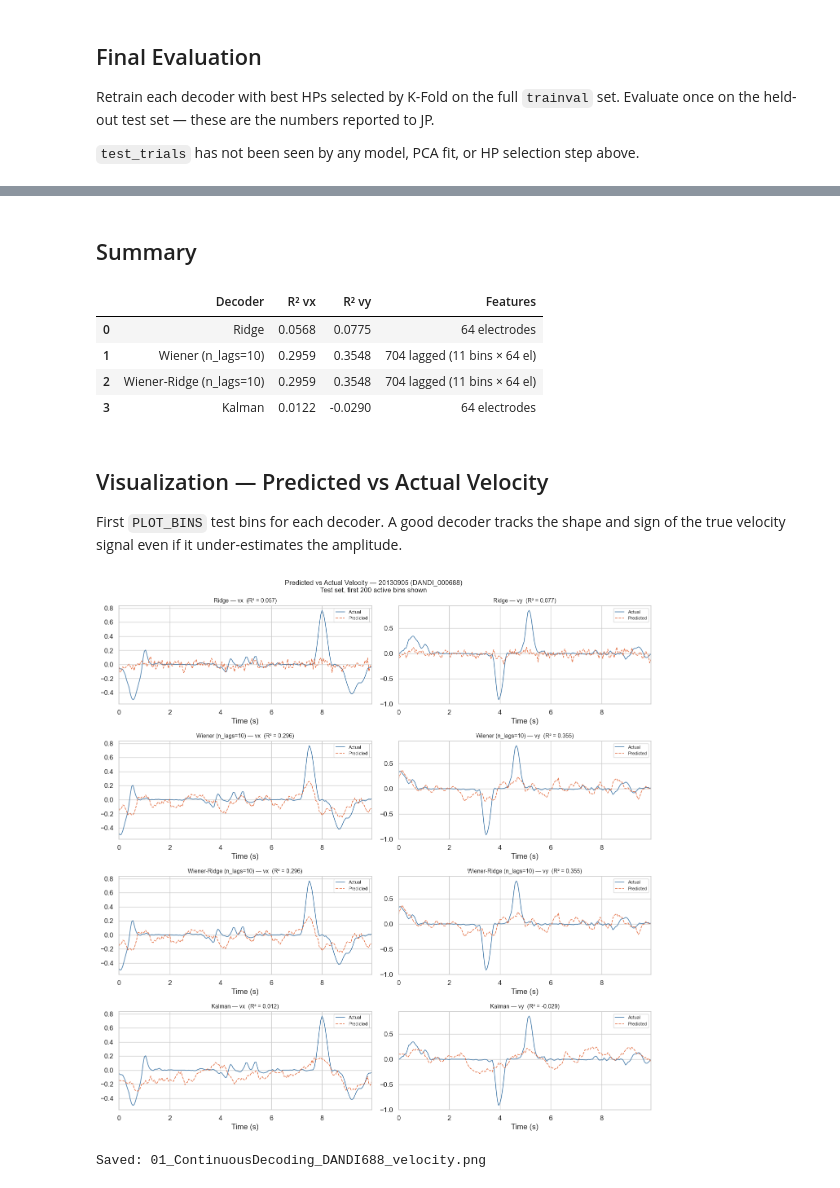
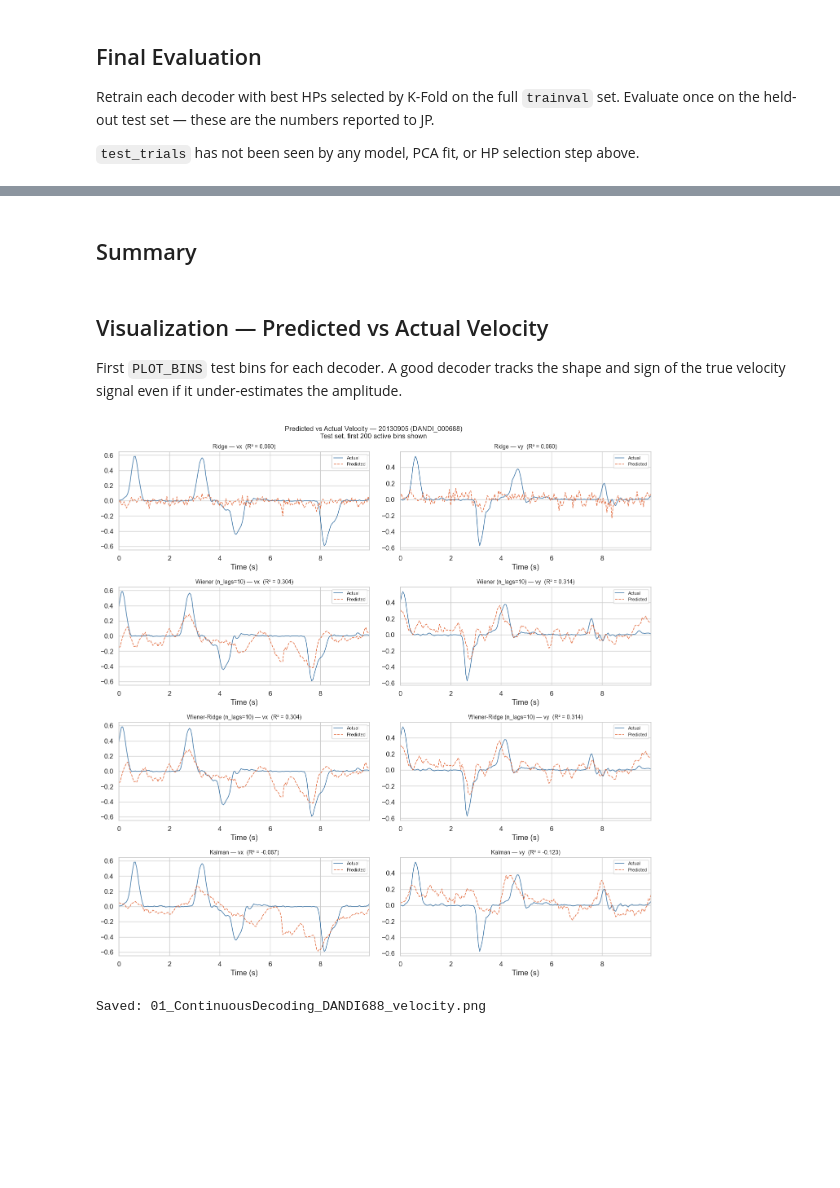
Before and after one commit to CamilaVelasquezd/bci-phase3-decoding, a Jupyter notebook: notebooks/02_ContinuousDecoding_DANDI688.ipynb, the cells around one changed output, grey strips where cells are left out. Saved outputs shown, nothing was run; the diff lists cells and outputs as text; code cells hidden in the pictures; blank space fills up the shorter version.

Commit message:
feat(notebook): update TOC, add velocity visualization, clean stale decoder cells

```diff
--- a/notebooks/02_ContinuousDecoding_DANDI688.ipynb
+++ b/notebooks/02_ContinuousDecoding_DANDI688.ipynb
@@ -573,21 +536,2 @@ display(df_kalman.reset_index(drop=True))
-# %% [markdown]
-## Summary
-# %%
-summary = pd.DataFrame({
-    "Decoder": ["Ridge", f"Wiener (n_lags={N_LAGS})", f"Wiener-Ridge (n_lags={N_LAGS})", "Kalman"],
-    "R² vx": [f"{r2_ridge[0]:.4f}", f"{r2_wiener[0]:.4f}", f"{r2_wiener_ridge[0]:.4f}", f"{r2_kalman[0]:.4f}"],
-    "R² vy": [f"{r2_ridge[1]:.4f}", f"{r2_wiener[1]:.4f}", f"{r2_wiener_ridge[1]:.4f}", f"{r2_kalman[1]:.4f}"],
-    "Features": [
-        f"{X_train.shape[1]} electrodes",
-        f"{X_train.shape[1] * (N_LAGS + 1)} lagged ({N_LAGS + 1} bins × {X_train.shape[1]} el)",
-        f"{X_train.shape[1] * (N_LAGS + 1)} lagged ({N_LAGS + 1} bins × {X_train.shape[1]} el)",
-        f"{X_train.shape[1]} electrodes",
-    ],
-})
-display(summary)
-# %% [output]
-|  | Decoder | R² vx | R² vy | Features |
-| 0 | Ridge | 0.0568 | 0.0775 | 64 electrodes |
-| 1 | Wiener (n_lags=10) | 0.2959 | 0.3548 | 704 lagged (11 bins × 64 el) |
-| 2 | Wiener-Ridge (n_lags=10) | 0.2959 | 0.3548 | 704 lagged (11 bins × 64 el) |
-| 3 | Kalman | 0.0122 | -0.0290 | 64 electrodes |
+# %% [markdown]
+## Summary
@@ -597,43 +550,75 @@ display(summary)
 First `PLOT_BINS` test bins for each decoder. A good decoder tracks the shape and
 sign of the true velocity signal even if it under-estimates the amplitude.
 # %%
-pb_r = min(PLOT_BINS, len(y_test))
+# Re-fit decoders using best_hps and predict on the final test set
+# Ridge
+dec_r = RidgeDecoder(alpha=float(best_hps['Ridge'].split('=')[1]))
+dec_r.fit(X_train_pca_f, y_train_final)
+y_pred_ridge = dec_r.predict(X_test_pca_f)
+r2_ridge = dec_r.score(X_test_pca_f, y_test_final)
+
+# WienerFilter
+n_lags_w = int(float(best_hps['WienerFilter'].split('=')[1]))
+dec_w = WienerFilterDecoder(n_lags=n_lags_w)
+dec_w.fit(X_train_pca_f, y_train_final)
+y_pred_wiener = dec_w.predict(X_test_pca_f)
+y_test_wiener = y_test_final[n_lags_w:]
+r2_wiener = dec_w.score(X_test_pca_f, y_test_final)
+
+# WienerRidge
+hp_wr = {k: float(v) for k, v in (kv.split('=') for kv in best_hps['WienerRidge'].split(','))}
+dec_wr = WienerRidgeDecoder(n_lags=int(hp_wr['lag']), alpha=hp_wr['alpha'])
+dec_wr.fit(X_train_pca_f, y_train_final)
+y_pred_wiener_ridge = dec_wr.predict(X_test_pca_f)
+y_test_wiener_ridge = y_test_final[int(hp_wr['lag']):]
+r2_wiener_ridge = dec_wr.score(X_test_pca_f, y_test_final)
+
+# Kalman
+hp_k = {k: float(v) for k, v in (kv.split('=') for kv in best_hps['Kalman'].split(','))}
+dec_k = KalmanFilterDecoder(C=hp_k['C'], lag=int(hp_k['lag']))
+dec_k.fit(X_train_pca_f, y_train_final)
+y_pred_kalman = dec_k.predict(X_test_pca_f, y_test_final)
+y_test_kalman = y_test_final[int(hp_k['lag']):]
+r2_kalman = dec_k.score(X_test_pca_f, y_test_final)
+
+# Plot predicted vs actual for each decoder
+pb_r = min(PLOT_BINS, len(y_test_final))
 pb_w = min(PLOT_BINS, len(y_test_wiener))
 pb_wr = min(PLOT_BINS, len(y_test_wiener_ridge))
-pb_k = min(PLOT_BINS, len(y_test))
+pb_k = min(PLOT_BINS, len(y_test_kalman))
 t_r  = np.arange(pb_r) * BIN_SIZE_MS / 1000
 t_w  = np.arange(pb_w) * BIN_SIZE_MS / 1000
 t_wr  = np.arange(pb_wr) * BIN_SIZE_MS / 1000
 t_k  = np.arange(pb_k) * BIN_SIZE_MS / 1000
 
 def _plot(ax, t, y_true, y_pred, r2_val, title):
     ax.plot(t, y_true, color="#2d6a9f", lw=1.2, label="Actual",    alpha=0.85)
     ax.plot(t, y_pred, color="#e05c2a", lw=1.2, label="Predicted", ls="--", alpha=0.85)
     ax.set_title(f"{title}  (R² = {r2_val:.3f})", fontsize=10)
     ax.set_xlabel("Time (s)")
     ax.legend(fontsize=8, loc="upper right")
     ax.set_xlim(t[0], t[-1])
 
 fig, axes = plt.subplots(4, 2, figsize=(14, 14))
 fig.suptitle(
     f"Predicted vs Actual Velocity — {session_id} (DANDI_000688)\n"
     f"Test set, first {PLOT_BINS} active bins shown",
     fontsize=12,
 )
 
-_plot(axes[0, 0], t_r, y_test[:pb_r, 0], y_pred_ridge[:pb_r, 0],   r2_ridge[0],  "Ridge — vx")
-_plot(axes[0, 1], t_r, y_test[:pb_r, 1], y_pred_ridge[:pb_r, 1],   r2_ridge[1],  "Ridge — vy")
-_plot(axes[1, 0], t_w, y_test_wiener[:pb_w, 0], y_pred_wiener[:pb_w, 0], r2_wiener[0], f"Wiener (n_lags={N_LAGS}) — vx")
-_plot(axes[1, 1], t_w, y_test_wiener[:pb_w, 1], y_pred_wiener[:pb_w, 1], r2_wiener[1], f"Wiener (n_lags={N_LAGS}) — vy")
-_plot(axes[2, 0], t_wr, y_test_wiener_ridge[:pb_wr, 0], y_pred_wiener_ridge[:pb_wr, 0], r2_wiener_ridge[0], f"Wiener-Ridge (n_lags={N_LAGS}) — vx")
-_plot(axes[2, 1], t_wr, y_test_wiener_ridge[:pb_wr, 1], y_pred_wiener_ridge[:pb_wr, 1], r2_wiener_ridge[1], f"Wiener-Ridge (n_lags={N_LAGS}) — vy")
-_plot(axes[3, 0], t_k, y_test[:pb_k, 0], y_pred_kalman[:pb_k, 0], r2_kalman[0], "Kalman — vx")
-_plot(axes[3, 1], t_k, y_test[:pb_k, 1], y_pred_kalman[:pb_k, 1], r2_kalman[1], "Kalman — vy")
+_plot(axes[0, 0], t_r, y_test_final[:pb_r, 0], y_pred_ridge[:pb_r, 0],   r2_ridge[0],  "Ridge — vx")
+_plot(axes[0, 1], t_r, y_test_final[:pb_r, 1], y_pred_ridge[:pb_r, 1],   r2_ridge[1],  "Ridge — vy")
+_plot(axes[1, 0], t_w, y_test_wiener[:pb_w, 0], y_pred_wiener[:pb_w, 0], r2_wiener[0], f"Wiener (n_lags={n_lags_w}) — vx")
+_plot(axes[1, 1], t_w, y_test_wiener[:pb_w, 1], y_pred_wiener[:pb_w, 1], r2_wiener[1], f"Wiener (n_lags={n_lags_w}) — vy")
+_plot(axes[2, 0], t_wr, y_test_wiener_ridge[:pb_wr, 0], y_pred_wiener_ridge[:pb_wr, 0], r2_wiener_ridge[0], f"Wiener-Ridge (n_lags={int(hp_wr['lag'])}) — vx")
+_plot(axes[2, 1], t_wr, y_test_wiener_ridge[:pb_wr, 1], y_pred_wiener_ridge[:pb_wr, 1], r2_wiener_ridge[1], f"Wiener-Ridge (n_lags={int(hp_wr['lag'])}) — vy")
+_plot(axes[3, 0], t_k, y_test_kalman[:pb_k, 0], y_pred_kalman[:pb_k, 0], r2_kalman[0], "Kalman — vx")
+_plot(axes[3, 1], t_k, y_test_kalman[:pb_k, 1], y_pred_kalman[:pb_k, 1], r2_kalman[1], "Kalman — vy")
 
 plt.tight_layout()
 plt.savefig("01_ContinuousDecoding_DANDI688_velocity.png", dpi=120, bbox_inches="tight")
 plt.show()
 print("Saved: 01_ContinuousDecoding_DANDI688_velocity.png")
 # %% [output]
-[figure, old version]
+[figure, new version]
 Saved: 01_ContinuousDecoding_DANDI688_velocity.png
```
Also changed, not shown: parts of 18 cells of this notebook.
